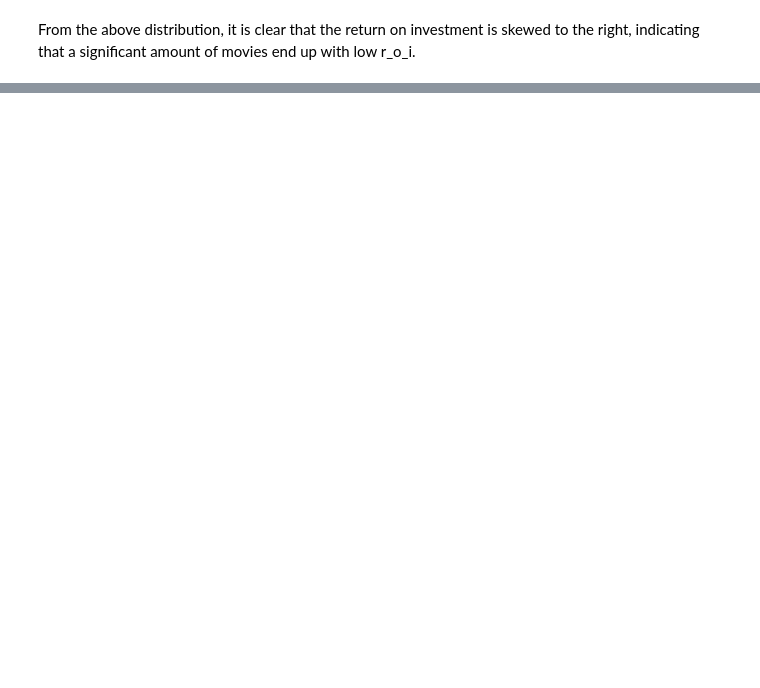
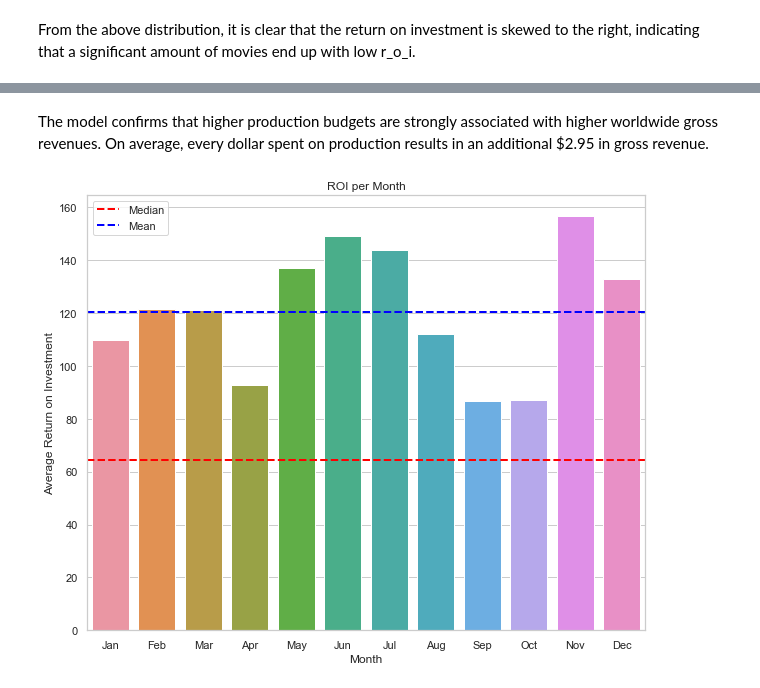
Before and after one commit to Kurgat-Bee/Phase2project, a Jupyter notebook: tnbugets.ipynb, the cells around one changed output, grey strips where cells are left out. Cells and saved outputs as stored; diff of their text form; code cells hidden in the pictures; blank space fills up the shorter version.

```diff
--- a/tnbugets.ipynb
+++ b/tnbugets.ipynb
@@ -455,0 +205,4 @@ plt.show()
+# %%
+#using median to check for central tendency rather than mean due to the skew;
+median_value = np.median(df['r_o_i'])
+median_value
@@ -455,0 +211,3 @@ plt.show()
+# %%
+mean_value = np.mean(df['r_o_i'])
+mean_value
@@ -455,0 +370,25 @@ plt.show()
+# %% [markdown]
+The model confirms that higher production budgets are strongly associated with higher worldwide gross revenues. On average, every dollar spent on production results in an additional $2.95 in gross revenue.
+# %%
+roi_per_month = df.groupby('month')['r_o_i'].mean().reset_index()
+
+plt.figure(figsize=(10, 8))
+
+# Bar plot
+sns.barplot(x=roi_per_month['month'], y=roi_per_month['r_o_i'])
+
+# Labels and Title
+plt.xlabel("Month")
+plt.ylabel("Average Return on Investment")
+plt.title("ROI per Month")
+plt.xticks(ticks=range(0, 12), labels=['Jan', 'Feb', 'Mar', 'Apr', 'May', 'Jun', 'Jul', 'Aug', 'Sep', 'Oct', 'Nov', 'Dec'])
+
+#adding the line of central tendency
+plt.axhline(median_value, color='red', linestyle='dashed', linewidth=2, label = 'Median')
+plt.axhline(mean_value, color='blue', linestyle='dashed', linewidth=2, label = 'Mean')
+plt.legend()
+
+# Show the plot
+plt.show()
+# %% [output]
+[figure, added]
```
Also changed, not shown: parts of 52 cells of this notebook.
